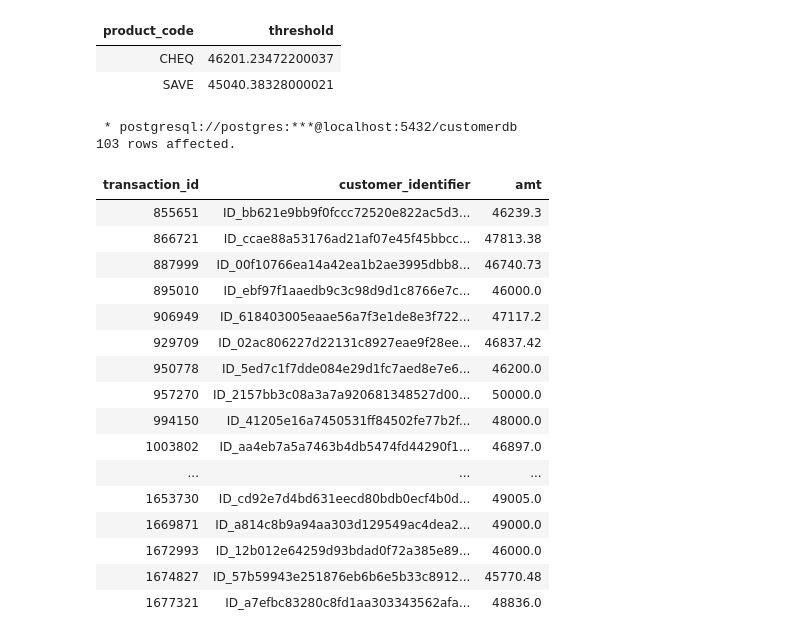
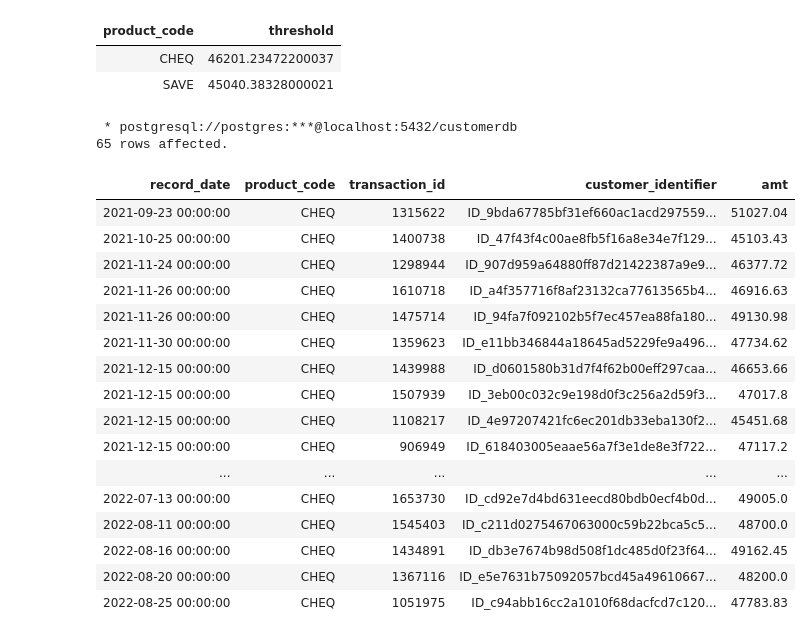
Before and after one commit to kanaka25/ABSA-Data, a Jupyter notebook: Jupyter_Script.ipynb, the cells around one changed output. Saved outputs shown, nothing was run; the diff lists cells and outputs as text; code cells hidden in the pictures.

```diff
--- a/Jupyter_Script.ipynb
+++ b/Jupyter_Script.ipynb
@@ -157,30 +157,31 @@ GROUP BY
 # %%
 %%sql
 
     SELECT
-       transaction_id, customer_identifier, amt
+       record_date, product_code, transaction_id, customer_identifier, amt
     FROM
         transactions
-    WHERE amt > 45000
+    WHERE product_code = 'CHEQ' AND amt > 45000
     GROUP BY
-        product_code, transaction_id, customer_identifier, amt
+        record_date, transaction_id, customer_identifier, amt
+    ORDER BY record_date asc
 # %% [output]
  * postgresql://postgres:***@localhost:5432/customerdb
-103 rows affected.
+65 rows affected.
-| transaction_id | customer_identifier | amt |
-| 855651 | ID_bb621e9bb9f0fccc72520e822ac5d3... | 46239.3 |
-| 866721 | ID_ccae88a53176ad21af07e45f45bbcc... | 47813.38 |
-| 887999 | ID_00f10766ea14a42ea1b2ae3995dbb8... | 46740.73 |
-| 895010 | ID_ebf97f1aaedb9c3c98d9d1c8766e7c... | 46000.0 |
-| 906949 | ID_618403005eaae56a7f3e1de8e3f722... | 47117.2 |
-| 929709 | ID_02ac806227d22131c8927eae9f28ee... | 46837.42 |
-| 950778 | ID_5ed7c1f7dde084e29d1fc7aed8e7e6... | 46200.0 |
-| 957270 | ID_2157bb3c08a3a7a920681348527d00... | 50000.0 |
-| 994150 | ID_41205e16a7450531ff84502fe77b2f... | 48000.0 |
-| 1003802 | ID_aa4eb7a5a7463b4db5474fd44290f1... | 46897.0 |
-| ... | ... | ... |
-| 1653730 | ID_cd92e7d4bd631eecd80bdb0ecf4b0d... | 49005.0 |
-| 1669871 | ID_a814c8b9a94aa303d129549ac4dea2... | 49000.0 |
-| 1672993 | ID_12b012e64259d93bdad0f72a385e89... | 46000.0 |
-| 1674827 | ID_57b59943e251876eb6b6e5b33c8912... | 45770.48 |
-| 1677321 | ID_a7efbc83280c8fd1aa303343562afa... | 48836.0 |
+| record_date | product_code | transaction_id | customer_identifier | amt |
+| 2021-09-23 00:00:00 | CHEQ | 1315622 | ID_9bda67785bf31ef660ac1acd297559... | 51027.04 |
+| 2021-10-25 00:00:00 | CHEQ | 1400738 | ID_47f43f4c00ae8fb5f16a8e34e7f129... | 45103.43 |
+| 2021-11-24 00:00:00 | CHEQ | 1298944 | ID_907d959a64880ff87d21422387a9e9... | 46377.72 |
+| 2021-11-26 00:00:00 | CHEQ | 1610718 | ID_a4f357716f8af23132ca77613565b4... | 46916.63 |
+| 2021-11-26 00:00:00 | CHEQ | 1475714 | ID_94fa7f092102b5f7ec457ea88fa180... | 49130.98 |
+| 2021-11-30 00:00:00 | CHEQ | 1359623 | ID_e11bb346844a18645ad5229fe9a496... | 47734.62 |
+| 2021-12-15 00:00:00 | CHEQ | 1439988 | ID_d0601580b31d7f4f62b00eff297caa... | 46653.66 |
+| 2021-12-15 00:00:00 | CHEQ | 1507939 | ID_3eb00c032c9e198d0f3c256a2d59f3... | 47017.8 |
+| 2021-12-15 00:00:00 | CHEQ | 1108217 | ID_4e97207421fc6ec201db33eba130f2... | 45451.68 |
+| 2021-12-15 00:00:00 | CHEQ | 906949 | ID_618403005eaae56a7f3e1de8e3f722... | 47117.2 |
+| ... | ... | ... | ... | ... |
+| 2022-07-13 00:00:00 | CHEQ | 1653730 | ID_cd92e7d4bd631eecd80bdb0ecf4b0d... | 49005.0 |
+| 2022-08-11 00:00:00 | CHEQ | 1545403 | ID_c211d0275467063000c59b22bca5c5... | 48700.0 |
+| 2022-08-16 00:00:00 | CHEQ | 1434891 | ID_db3e7674b98d508f1dc485d0f23f64... | 49162.45 |
+| 2022-08-20 00:00:00 | CHEQ | 1367116 | ID_e5e7631b75092057bcd45a49610667... | 48200.0 |
+| 2022-08-25 00:00:00 | CHEQ | 1051975 | ID_c94abb16cc2a1010f68dacfcd7c120... | 47783.83 |
```
Also changed, not shown: parts of 1 cell of this notebook.
